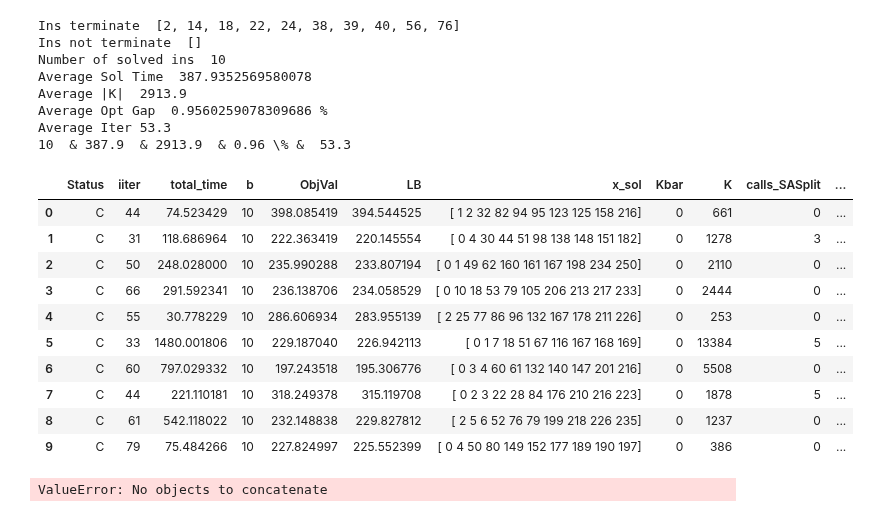
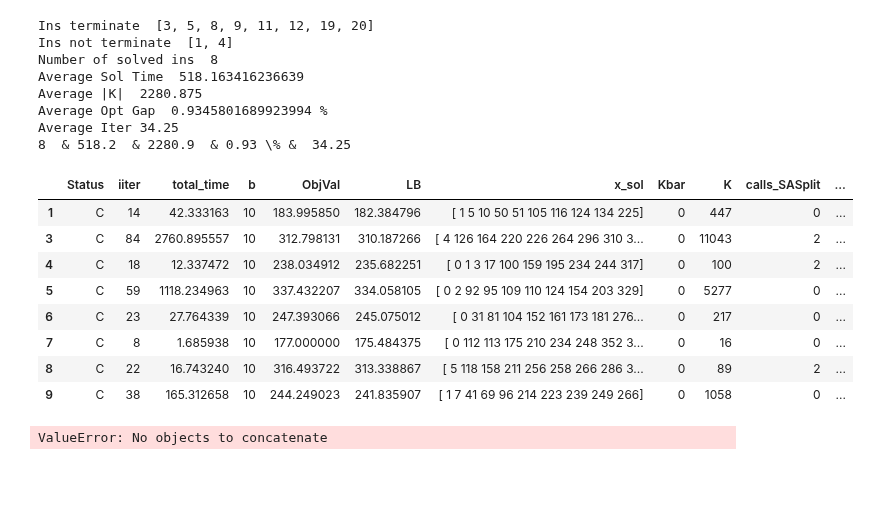
Before and after one commit to diHnguyen/SSPI, a Jupyter notebook: PythonConversion/Dec2024_Output/ProcessOutput.ipynb, the cells around one changed output. Drawn from its saved outputs; the diff is of its cells as text; code cells hidden in the pictures; blank space fills up the shorter version.

```diff
--- a/PythonConversion/Dec2024_Output/ProcessOutput.ipynb
+++ b/PythonConversion/Dec2024_Output/ProcessOutput.ipynb
@@ -5,7 +5,7 @@ import os
 import numpy as np
 
 os.chdir("/Users/dinguyen/Desktop/Local Documents/GitHub/Paper5/PythonConversion/")
-N = 40 #50
+N = 50 #50
 
 # N30
 # ins = [1,2,5,6,7,8,9,10,11,12]
@@ -15,12 +15,12 @@ N = 40 #50
 # N40
 # ins = [1, 3, 5, 6, 7, 9, 10, 11, 12, 13]
 # ins =  [4, 8, 16, 27, 33, 36, 37, 48, 64, 68]
-ins =  [2, 14, 18, 22, 24, 38, 39, 40, 56, 76]
+# ins =  [2, 14, 18, 22, 24, 38, 39, 40, 56, 76]
 
 # N50
 # ins =  [2, 6, 7, 10, 13, 14, 15, 16, 17, 21]
 # ins =  [18, 26, 46, 73, 93, 98, 110, 113, 122, 124]
-# ins =  [1, 3, 4, 5, 8, 9, 11, 12, 19, 20]
+ins =  [1, 3, 4, 5, 8, 9, 11, 12, 19, 20]
 # Desktop/Local Documents/GitHub/Paper5/PythonConversion/Dec2024_Output/Iter/main_singleCut_combinedStratV1_WarmStart_threshold_p_15_N40_56.txt
 
 def processMain(N, ins):
@@ -65,51 +65,49 @@ def processMain(N, ins):
     df_filtered = df_filtered[df_filtered.Status == "C"]
     # df_filtered = df_filtered[~df_filtered['Ins'].isin(ins_not_terminate)]
     # df_filtered = df_filtered.groupby('Ins').apply(
     #     lambda group: group[group['total_time'] == group['total_time'].max()])
     # df_filtered = df_filtered.reset_index(drop=True)
     df_filtered["OptGap"] = (df_filtered.ObjVal-df_filtered.LB)/df_filtered.ObjVal*100
     solved_ins = len(df_filtered)
     avg_time = df_filtered['total_time'].mean()
     avg_K = df_filtered['K'].mean()
     opt_gap = df_filtered["OptGap"].mean()
     avg_iter = df_filtered["iiter"].mean()+1
     print("Number of solved ins ", solved_ins)
     print("Average Sol Time ", avg_time)
     print("Average |K| ", avg_K)
     print("Average Opt Gap ", opt_gap,"%")
     print("Average Iter", avg_iter)
     # {number:.2f}
     print(str(solved_ins), " & %.1f"  % avg_time, " & %.1f" % avg_K, " & %.2f" %opt_gap, "\% & ",str(avg_iter) )
 
 
     # print(output)
     # for i in range(5):
     #     output = pd.read_csv(EXP+"_N"+str(N)+"_"+str(i+1)+".txt", sep=";", header=None)
 
     return df_filtered
 
 df_default = processMain(N,ins)
 df_default
 # %% [output]
-Ins terminate  [2, 14, 18, 22, 24, 38, 39, 40, 56, 76]
-Ins not terminate  []
-Number of solved ins  10
-Average Sol Time  387.9352569580078
-Average |K|  2913.9
-Average Opt Gap  0.9560259078309686 %
-Average Iter 53.3
-10  & 387.9  & 2913.9  & 0.96 \% &  53.3
+Ins terminate  [3, 5, 8, 9, 11, 12, 19, 20]
+Ins not terminate  [1, 4]
+Number of solved ins  8
+Average Sol Time  518.163416236639
+Average |K|  2280.875
+Average Opt Gap  0.9345801689923994 %
+Average Iter 34.25
+8  & 518.2  & 2280.9  & 0.93 \% &  34.25
 |  | Status | iiter | total_time | b | ObjVal | LB | x_sol | Kbar | K | calls_SASplit | ... |
-| 0 | C | 44 | 74.523429 | 10 | 398.085419 | 394.544525 | [ 1 2 32 82 94 95 123 125 158 216] | 0 | 661 | 0 | ... |
-| 1 | C | 31 | 118.686964 | 10 | 222.363419 | 220.145554 | [ 0 4 30 44 51 98 138 148 151 182] | 0 | 1278 | 3 | ... |
-| 2 | C | 50 | 248.028000 | 10 | 235.990288 | 233.807194 | [ 0 1 49 62 160 161 167 198 234 250] | 0 | 2110 | 0 | ... |
-| 3 | C | 66 | 291.592341 | 10 | 236.138706 | 234.058529 | [ 0 10 18 53 79 105 206 213 217 233] | 0 | 2444 | 0 | ... |
-| 4 | C | 55 | 30.778229 | 10 | 286.606934 | 283.955139 | [ 2 25 77 86 96 132 167 178 211 226] | 0 | 253 | 0 | ... |
-| 5 | C | 33 | 1480.001806 | 10 | 229.187040 | 226.942113 | [ 0 1 7 18 51 67 116 167 168 169] | 0 | 13384 | 5 | ... |
-| 6 | C | 60 | 797.029332 | 10 | 197.243518 | 195.306776 | [ 0 3 4 60 61 132 140 147 201 216] | 0 | 5508 | 0 | ... |
-| 7 | C | 44 | 221.110181 | 10 | 318.249378 | 315.119708 | [ 0 2 3 22 28 84 176 210 216 223] | 0 | 1878 | 5 | ... |
-| 8 | C | 61 | 542.118022 | 10 | 232.148838 | 229.827812 | [ 2 5 6 52 76 79 199 218 226 235] | 0 | 1237 | 0 | ... |
-| 9 | C | 79 | 75.484266 | 10 | 227.824997 | 225.552399 | [ 0 4 50 80 149 152 177 189 190 197] | 0 | 386 | 0 | ... |
+| 1 | C | 14 | 42.333163 | 10 | 183.995850 | 182.384796 | [ 1 5 10 50 51 105 116 124 134 225] | 0 | 447 | 0 | ... |
+| 3 | C | 84 | 2760.895557 | 10 | 312.798131 | 310.187266 | [ 4 126 164 220 226 264 296 310 3... | 0 | 11043 | 2 | ... |
+| 4 | C | 18 | 12.337472 | 10 | 238.034912 | 235.682251 | [ 0 1 3 17 100 159 195 234 244 317] | 0 | 100 | 2 | ... |
+| 5 | C | 59 | 1118.234963 | 10 | 337.432207 | 334.058105 | [ 0 2 92 95 109 110 124 154 203 329] | 0 | 5277 | 0 | ... |
+| 6 | C | 23 | 27.764339 | 10 | 247.393066 | 245.075012 | [ 0 31 81 104 152 161 173 181 276... | 0 | 217 | 0 | ... |
+| 7 | C | 8 | 1.685938 | 10 | 177.000000 | 175.484375 | [ 0 112 113 175 210 234 248 352 3... | 0 | 16 | 0 | ... |
+| 8 | C | 22 | 16.743240 | 10 | 316.493722 | 313.338867 | [ 5 118 158 211 256 258 266 286 3... | 0 | 89 | 2 | ... |
+| 9 | C | 38 | 165.312658 | 10 | 244.249023 | 241.835907 | [ 1 7 41 69 96 214 223 239 249 266] | 0 | 1058 | 0 | ... |
 # %%
 import pandas as pd
 import os
```
